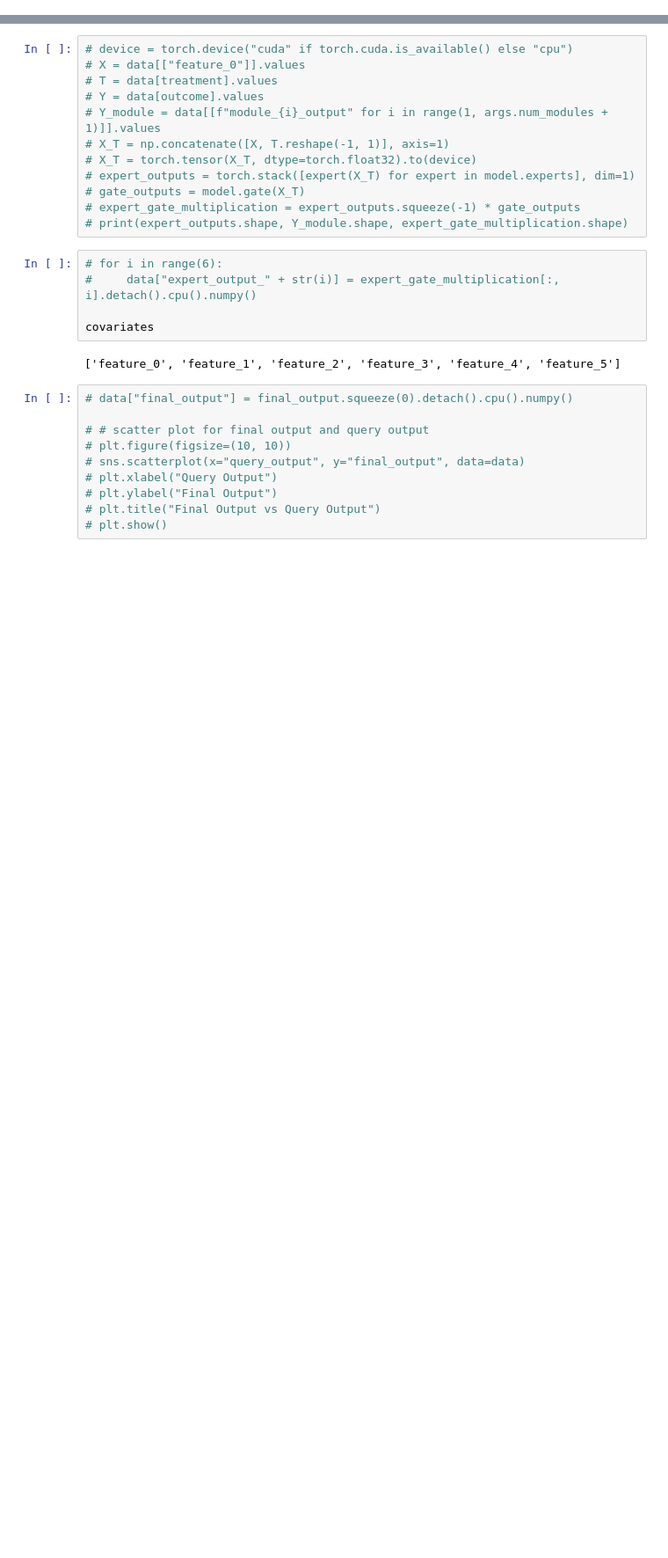
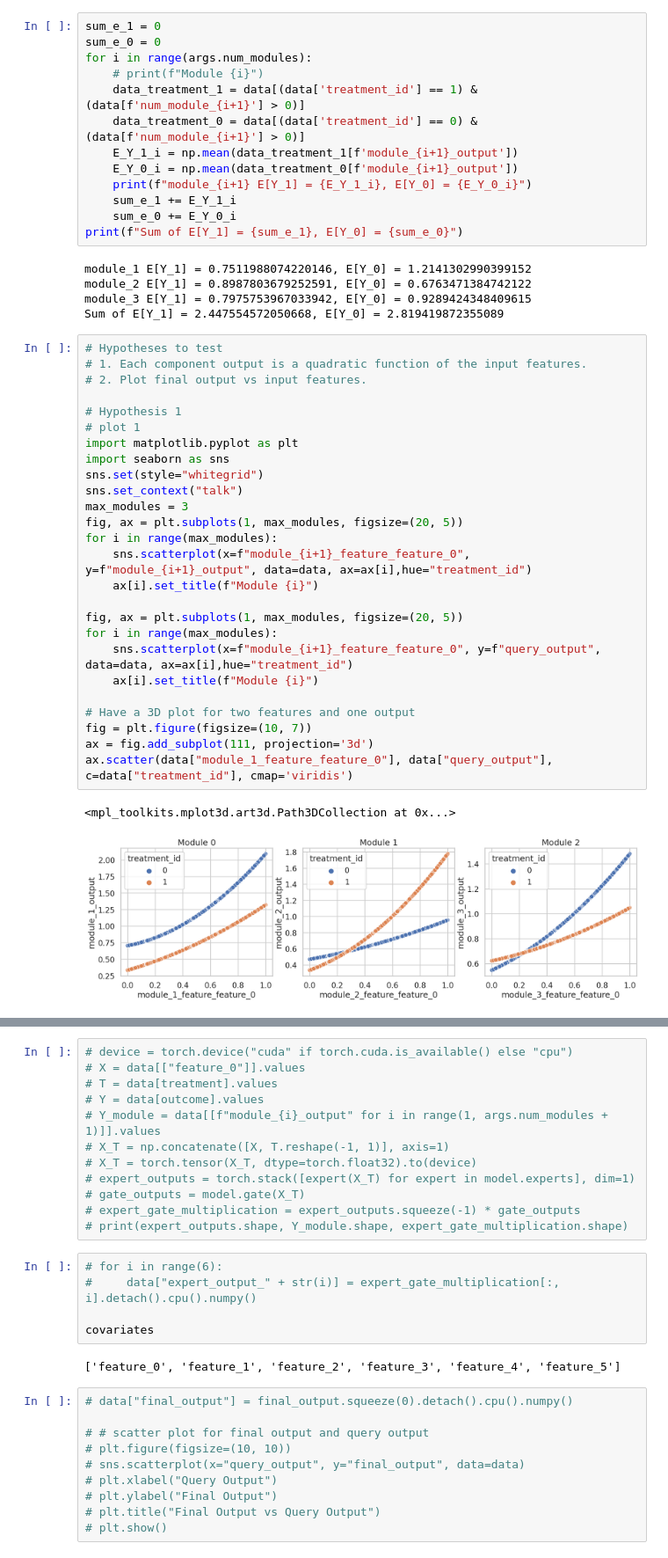
Before and after one commit to KDL-umass/compositional_models_cate, a Jupyter notebook: notebooks/synthetic_dgp_analysis.ipynb, the cells around one changed output, grey strips where cells are left out. Shown at 88% size. Cells and saved outputs as stored; diff of their text form; blank space fills up the shorter version.

```diff
--- a/notebooks/synthetic_dgp_analysis.ipynb
+++ b/notebooks/synthetic_dgp_analysis.ipynb
@@ -300,0 +435,47 @@ Done!
+# %%
+sum_e_1 = 0
+sum_e_0 = 0
+for i in range(args.num_modules):
+    # print(f"Module {i}")
+    data_treatment_1 = data[(data['treatment_id'] == 1) & (data[f'num_module_{i+1}'] > 0)]
+    data_treatment_0 = data[(data['treatment_id'] == 0) & (data[f'num_module_{i+1}'] > 0)]
+    E_Y_1_i = np.mean(data_treatment_1[f'module_{i+1}_output'])
+    E_Y_0_i = np.mean(data_treatment_0[f'module_{i+1}_output'])
+    print(f"module_{i+1} E[Y_1] = {E_Y_1_i}, E[Y_0] = {E_Y_0_i}")
+    sum_e_1 += E_Y_1_i
+    sum_e_0 += E_Y_0_i
+print(f"Sum of E[Y_1] = {sum_e_1}, E[Y_0] = {sum_e_0}")
+# %% [output]
+module_1 E[Y_1] = 0.7511988074220146, E[Y_0] = 1.2141302990399152
+module_2 E[Y_1] = 0.8987803679252591, E[Y_0] = 0.6763471384742122
+module_3 E[Y_1] = 0.7975753967033942, E[Y_0] = 0.9289424348409615
+Sum of E[Y_1] = 2.447554572050668, E[Y_0] = 2.819419872355089
+# %%
+# Hypotheses to test
+# 1. Each component output is a quadratic function of the input features.
+# 2. Plot final output vs input features.
+
+# Hypothesis 1
+# plot 1
+import matplotlib.pyplot as plt
+import seaborn as sns
+sns.set(style="whitegrid")
+sns.set_context("talk")
+max_modules = 3
+fig, ax = plt.subplots(1, max_modules, figsize=(20, 5))
+for i in range(max_modules):
+    sns.scatterplot(x=f"module_{i+1}_feature_feature_0", y=f"module_{i+1}_output", data=data, ax=ax[i],hue="treatment_id")
+    ax[i].set_title(f"Module {i}")
+
+fig, ax = plt.subplots(1, max_modules, figsize=(20, 5))
+for i in range(max_modules):
+    sns.scatterplot(x=f"module_{i+1}_feature_feature_0", y=f"query_output", data=data, ax=ax[i],hue="treatment_id")
+    ax[i].set_title(f"Module {i}")
+
+# Have a 3D plot for two features and one output
+fig = plt.figure(figsize=(10, 7))
+ax = fig.add_subplot(111, projection='3d')
+ax.scatter(data["module_1_feature_feature_0"], data["query_output"], c=data["treatment_id"], cmap='viridis')
+# %% [output]
+<mpl_toolkits.mplot3d.art3d.Path3DCollection at 0x...>
+[figure, added]
```
Also changed, not shown: parts of 28 cells of this notebook, 8 other files.
